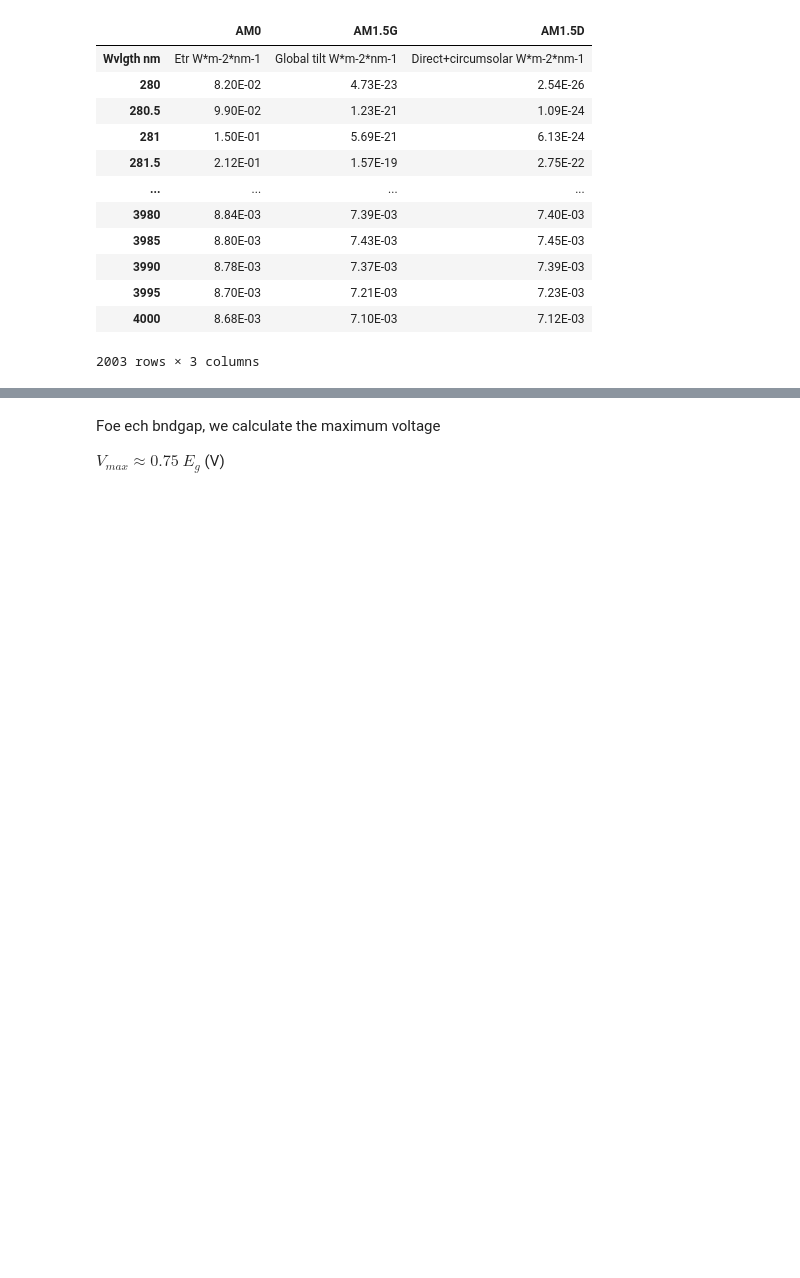
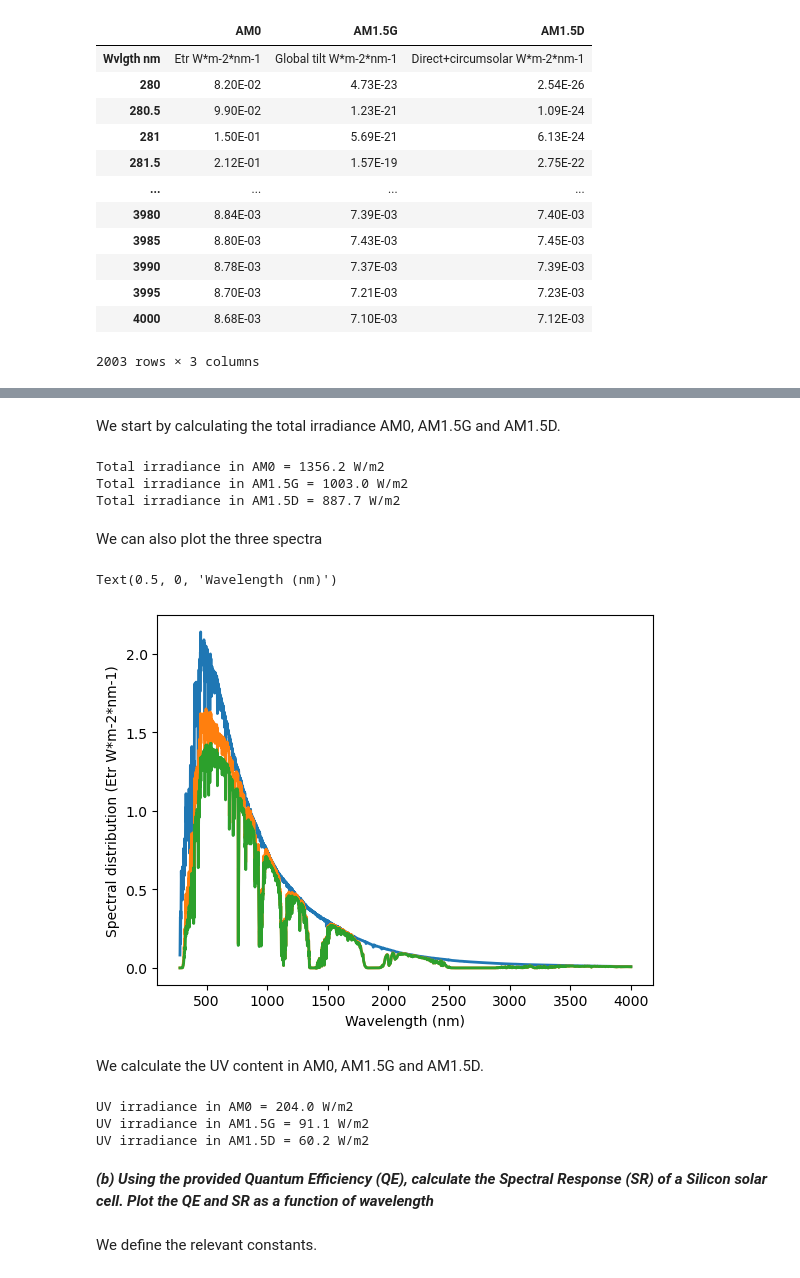
Before and after one commit to martavp/pv-textbook, a Jupyter notebook: Problems/Chapter_03/Problem3.6.ipynb, the cells around one changed output, grey strips where cells are left out. Drawn from its saved outputs; the diff is of its cells as text; code cells hidden in the pictures; blank space fills up the shorter version.

```diff
--- a/Problems/Chapter_03/Problem3.6.ipynb
+++ b/Problems/Chapter_03/Problem3.6.ipynb
@@ -77,4 +37,0 @@ df
-# %% [markdown]
-Foe ech bndgap, we calculate the maximum voltage
-
-$V_{max}\approx 0.75\ E_g$ (V)
@@ -82,0 +38,34 @@ df['V_max']=np.round(0.75*df.index,1)
+# %% [markdown]
+We start by calculating the total irradiance AM0, AM1.5G and AM1.5D.
+# %%
+for spectra in ['AM0', 'AM1.5G', 'AM1.5D']:
+    irradiance=np.trapz(datafile[spectra])
+    print('Total irradiance in ' + spectra + ' = ' + str(irradiance.round(1)) + ' W/m2')
+# %% [output]
+Total irradiance in AM0 = 1356.2 W/m2
+Total irradiance in AM1.5G = 1003.0 W/m2
+Total irradiance in AM1.5D = 887.7 W/m2
+# %% [markdown]
+We can also plot the three spectra
+# %%
+plt.plot(datafile,
+         linewidth=2)
+plt.ylabel('Spectral distribution (Etr W*m-2*nm-1)')
+plt.xlabel('Wavelength (nm)')
+# %% [output]
+Text(0.5, 0, 'Wavelength (nm)')
+[figure, added]
+# %% [markdown]
+We calculate the UV content in AM0, AM1.5G and AM1.5D.
+# %%
+for spectra in ['AM0', 'AM1.5G', 'AM1.5D']:
+    irradiance=np.trapz(datafile[spectra][datafile.index<400])
+    print('UV irradiance in ' + spectra + ' = ' + str(irradiance.round(1)) + ' W/m2')
+# %% [output]
+UV irradiance in AM0 = 204.0 W/m2
+UV irradiance in AM1.5G = 91.1 W/m2
+UV irradiance in AM1.5D = 60.2 W/m2
+# %% [markdown]
+***(b) Using the provided Quantum Efficiency (QE), calculate the Spectral Response (SR) of a Silicon solar cell. Plot the QE and SR as a function of wavelength***
+# %% [markdown]
+We define the relevant constants.
```
Also changed, not shown: parts of 25 cells of this notebook, 2 other files.
